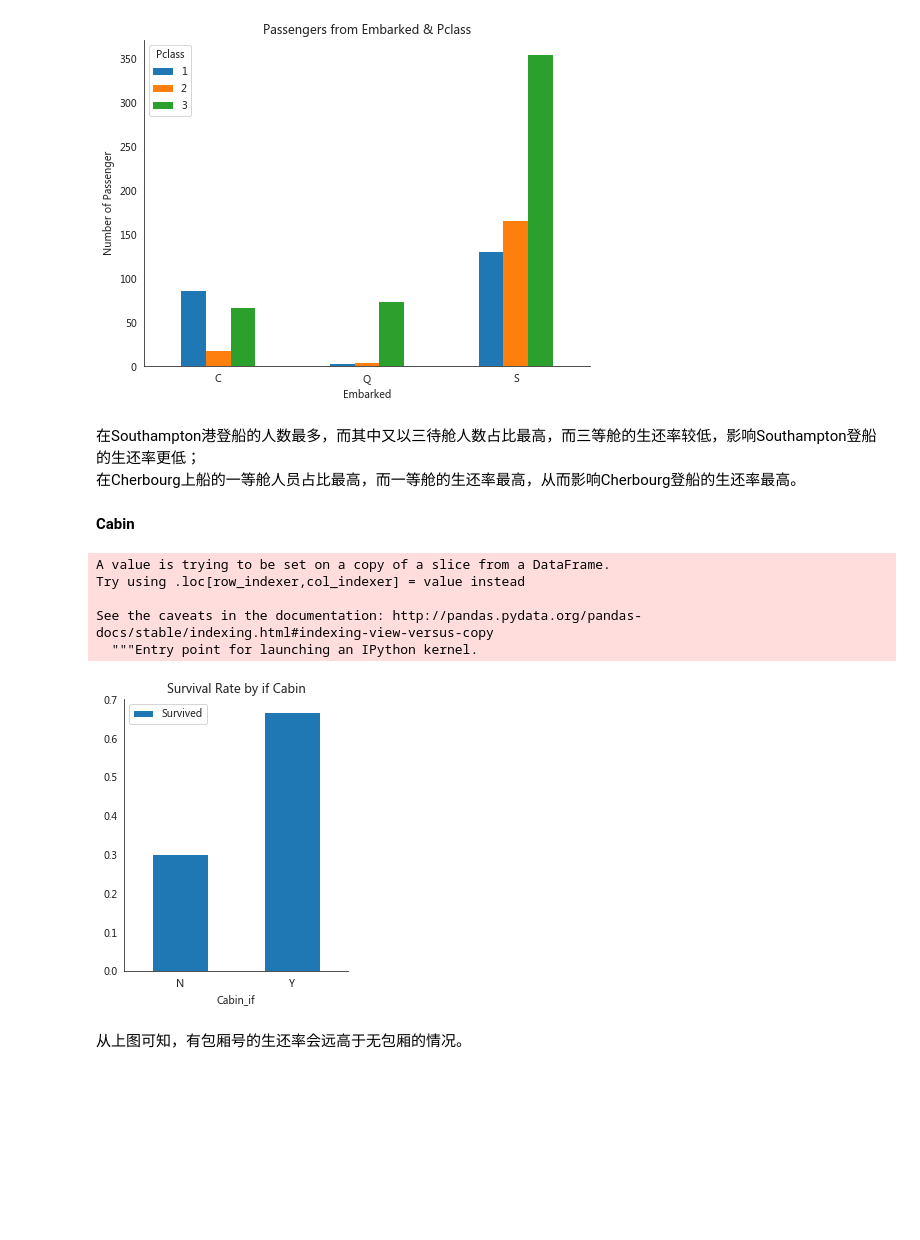
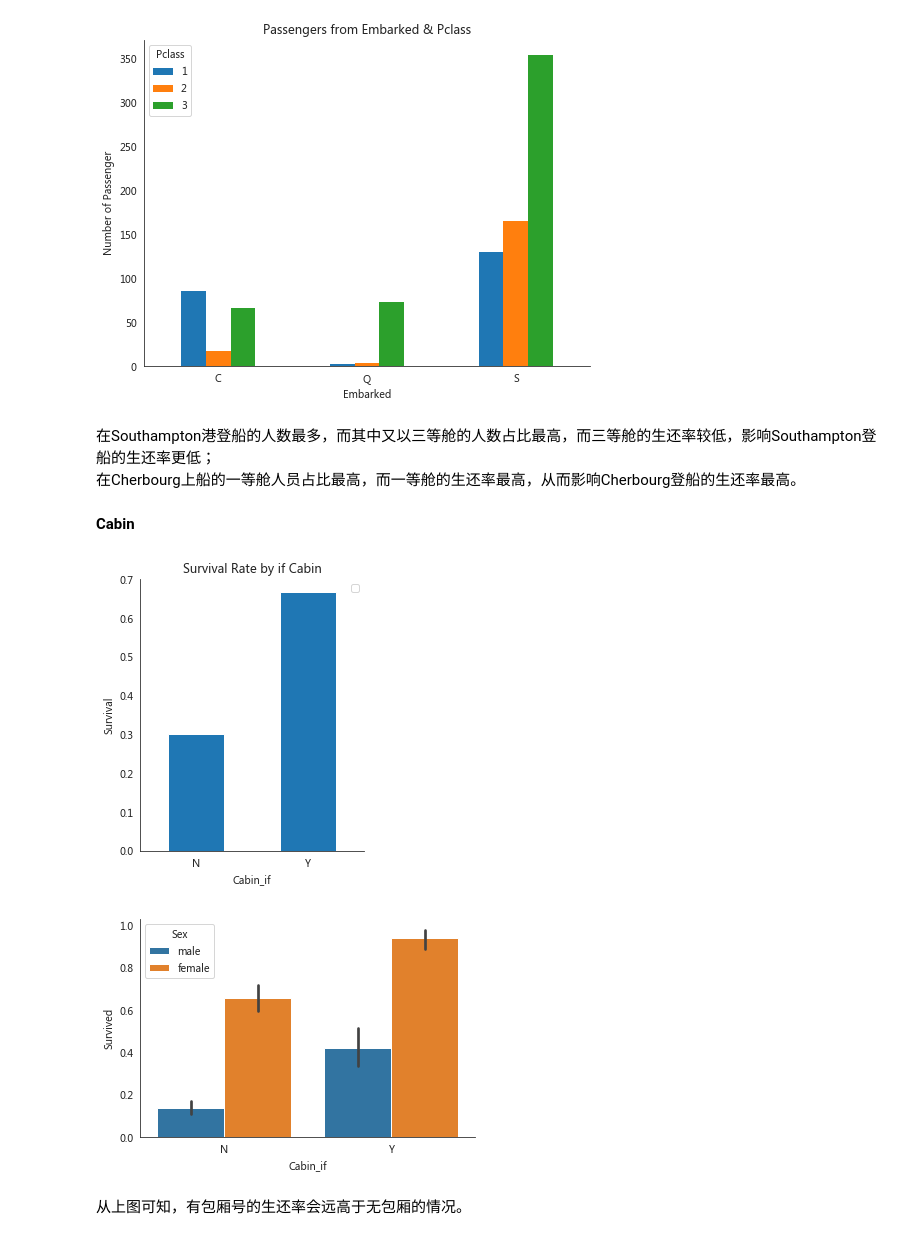
Before and after one commit to mabelfan/modeling, a Jupyter notebook: Titanic_data_analysis/titanic-data.ipynb, the cells around one changed output. Saved outputs shown, nothing was run; the diff lists cells and outputs as text; code cells hidden in the pictures; blank space fills up the shorter version.

```diff
--- a/Titanic_data_analysis/titanic-data.ipynb
+++ b/Titanic_data_analysis/titanic-data.ipynb
@@ -29,8 +28,7 @@ sns.set_style("white",{'axes.spines.right':False,'axes.spines.top':False,\
 ## 导入数据
 同时导入训练集和测试集，便于统一清洗和整理。
 # %%
-titanic_train = pd.read_csv('titanic-data.csv')
-titanic_train.insert(len(titanic_train.columns),'tn_ts',1)
+titanic_train = pd.read_csv('./titanic-data.csv')
 titanic_train.head()
 # %% [output]
 |  | PassengerId | Survived | Pclass | Name | Sex | Age | SibSp | Parch | Ticket | Fare | ... |
@@ -40,8 +38,7 @@ titanic_train.head()
 | 3 | 4 | 1 | 1 | Futrelle, Mrs. Jacques Heath (Lil... | female | 35.0 | 1 | 0 | 113803 | 53.1000 | ... |
 | 4 | 5 | 0 | 3 | Allen, Mr. William Henry | male | 35.0 | 0 | 0 | 373450 | 8.0500 | ... |
 # %%
-titanic_test = pd.read_csv('test.csv')
-titanic_test.insert(len(titanic_test.columns),'tn_ts',2)
+titanic_test = pd.read_csv('./test.csv')
 titanic_test.head()
 # %% [output]
 |  | PassengerId | Pclass | Name | Sex | Age | SibSp | Parch | Ticket | Fare | Cabin | ... |
@@ -51,7 +48,7 @@ titanic_test.head()
 | 3 | 895 | 3 | Wirz, Mr. Albert | male | 27.0 | 0 | 0 | 315154 | 8.6625 | NaN | ... |
 | 4 | 896 | 3 | Hirvonen, Mrs. Alexander (Helga E... | female | 22.0 | 1 | 1 | 3101298 | 12.2875 | NaN | ... |
 # %%
-titanic_df = pd.concat([titanic_train,titanic_test],axis=0,sort=False)
+titanic_df = pd.concat([titanic_train,titanic_test],axis=0,sort=False,ignore_index=True)
 titanic_df.head()
 # %% [output]
 |  | PassengerId | Survived | Pclass | Name | Sex | Age | SibSp | Parch | Ticket | Fare | ... |
@@ -468,7 +461,8 @@ memory usage: 163.6+ KB
 # %%
 #将年龄进行分段来分析
 def age_cut(df):
-    return pd.cut(df.loc[:,'Age'],bins=[0,5,12,18,35,60,80],\
-                               labels=['Baby','Child','Teenager','Young Adult','Adult','Senior'],right=True,precision=1)
+    return pd.cut(df.loc[:,'Age'],bins=[0,5,12,18,35,60,80],
+                  labels=['Baby','Child','Teenager','Young Adult','Adult','Senior'],
+                  right=True,precision=1)
 
 titanic_clean.loc[:,'age_cut'] = age_cut(titanic_clean)
@@ -728,24 +791,26 @@ ax.set_xticklabels(ax.get_xticklabels(),rotation=0);
 # %% [output]
 [figure]
 # %% [markdown]
-在Southampton港登船的人数最多，而其中又以三待舱人数占比最高，而三等舱的生还率较低，影响Southampton登船的生还率更低；
+在Southampton港登船的人数最多，而其中又以三等舱的人数占比最高，而三等舱的生还率较低，影响Southampton登船的生还率更低；
 在Cherbourg上船的一等舱人员占比最高，而一等舱的生还率最高，从而影响Cherbourg登船的生还率最高。
+<br>
 # %% [markdown]
 **Cabin**
 # %%
-titanic_train['Cabin_if'] = titanic_train['Cabin_attr'].apply(lambda x:'N' if x=='U' else 'Y')
+titanic_clean['Cabin_if'] = titanic_clean['Cabin_attr'].apply(lambda x:'N' if x=='U' else 'Y')
 
-pd.pivot_table(titanic_train,index=['Cabin_if'],values=['Survived']).plot.bar(figsize=(4,5))
+pd.pivot_table(titanic_clean,index=['Cabin_if'],values=['Survived']).plot.bar(figsize=(4,5))
 plt.title('Survival Rate by if Cabin')
+plt.ylabel('Survival')
+plt.legend('')
 plt.xticks([0,1],['N','Y'],rotation=0)
 plt.show();
 # %% [output]
-A value is trying to be set on a copy of a slice from a DataFrame.
-Try using .loc[row_indexer,col_indexer] = value instead
-
-See the caveats in the documentation: http://pandas.pydata.org/pandas-docs/stable/indexing.html#indexing-view-versus-copy
-  """Entry point for launching an IPython kernel.
-[figure, old version]
+[figure, new version]
+# %%
+sns.barplot(x='Cabin_if',y='Survived',hue='Sex',data=titanic_clean);
+# %% [output]
+[figure, added]
 # %% [markdown]
 从上图可知，有包厢号的生还率会远高于无包厢的情况。
 # %%
```
Also changed, not shown: parts of 220 cells of this notebook.
